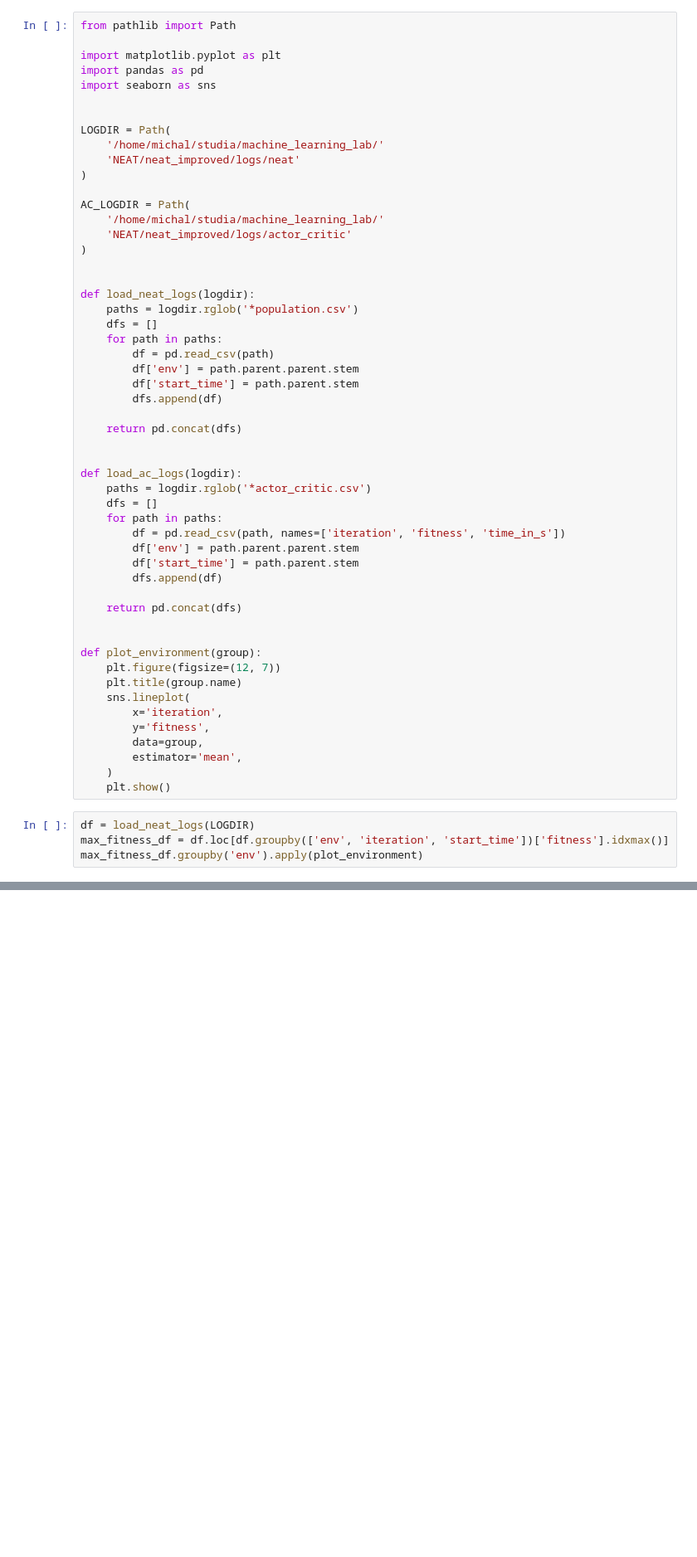
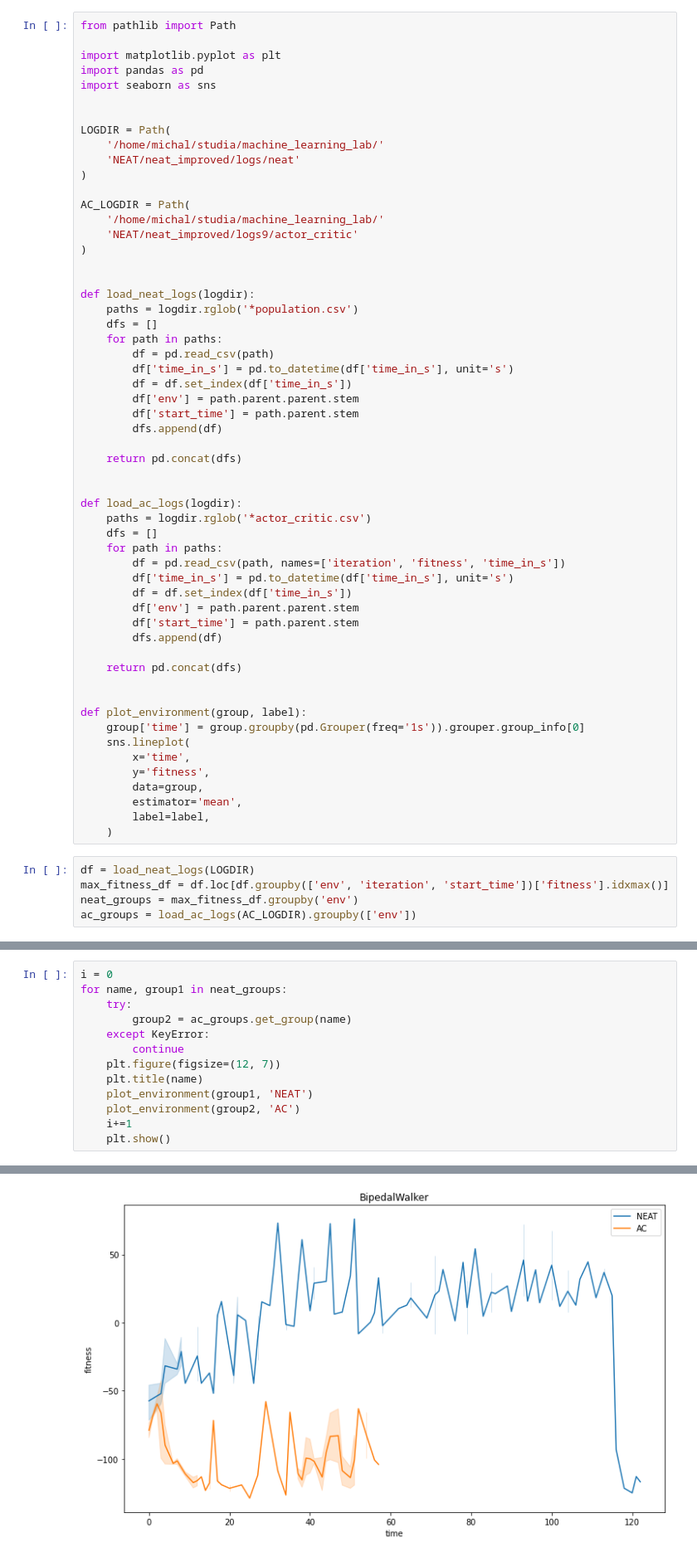
Before and after one commit to michal-kajstura/NEAT, a Jupyter notebook: notebooks/visualize_logs.ipynb, the cells around one changed output, grey strips where cells are left out. Shown: that part at 83% size. Drawn from its saved outputs; the diff is of its cells as text; blank space fills up the shorter version.

```diff
--- a/notebooks/visualize_logs.ipynb
+++ b/notebooks/visualize_logs.ipynb
@@ -13,7 +13,7 @@ LOGDIR = Path(
 
 AC_LOGDIR = Path(
     '/home/michal/studia/machine_learning_lab/'
-    'NEAT/neat_improved/logs/actor_critic'
+    'NEAT/neat_improved/logs9/actor_critic'
 )
 
 
@@ -22,6 +22,8 @@ def load_neat_logs(logdir):
     dfs = []
     for path in paths:
         df = pd.read_csv(path)
+        df['time_in_s'] = pd.to_datetime(df['time_in_s'], unit='s')
+        df = df.set_index(df['time_in_s'])
         df['env'] = path.parent.parent.stem
         df['start_time'] = path.parent.stem
         dfs.append(df)
@@ -34,6 +36,8 @@ def load_ac_logs(logdir):
     dfs = []
     for path in paths:
         df = pd.read_csv(path, names=['iteration', 'fitness', 'time_in_s'])
+        df['time_in_s'] = pd.to_datetime(df['time_in_s'], unit='s')
+        df = df.set_index(df['time_in_s'])
         df['env'] = path.parent.parent.stem
         df['start_time'] = path.parent.stem
         dfs.append(df)
@@ -41,17 +45,17 @@ def load_ac_logs(logdir):
     return pd.concat(dfs)
 
 
-def plot_environment(group):
-    plt.figure(figsize=(12, 7))
-    plt.title(group.name)
+def plot_environment(group, label):
+    group['time'] = group.groupby(pd.Grouper(freq='1s')).grouper.group_info[0]
     sns.lineplot(
-        x='iteration',
+        x='time',
         y='fitness',
         data=group,
         estimator='mean',
+        label=label,
     )
-    plt.show()
 # %%
 df = load_neat_logs(LOGDIR)
 max_fitness_df = df.loc[df.groupby(['env', 'iteration', 'start_time'])['fitness'].idxmax()]
-max_fitness_df.groupby('env').apply(plot_environment)
+neat_groups = max_fitness_df.groupby('env')
+ac_groups = load_ac_logs(AC_LOGDIR).groupby(['env'])
@@ -73,0 +62,14 @@ load_ac_logs(AC_LOGDIR).groupby(['env']).apply(plot_environment)
+# %%
+i = 0
+for name, group1 in neat_groups:
+    try:
+        group2 = ac_groups.get_group(name)
+    except KeyError:
+        continue
+    plt.figure(figsize=(12, 7))
+    plt.title(name)
+    plot_environment(group1, 'NEAT')
+    plot_environment(group2, 'AC')
+    i+=1
+    plt.show()
+# %% [output]
@@ -73,0 +91 @@ load_ac_logs(AC_LOGDIR).groupby(['env']).apply(plot_environment)
+[figure, added]
```
Also changed, not shown: parts of 3 cells of this notebook, 3 other files.
